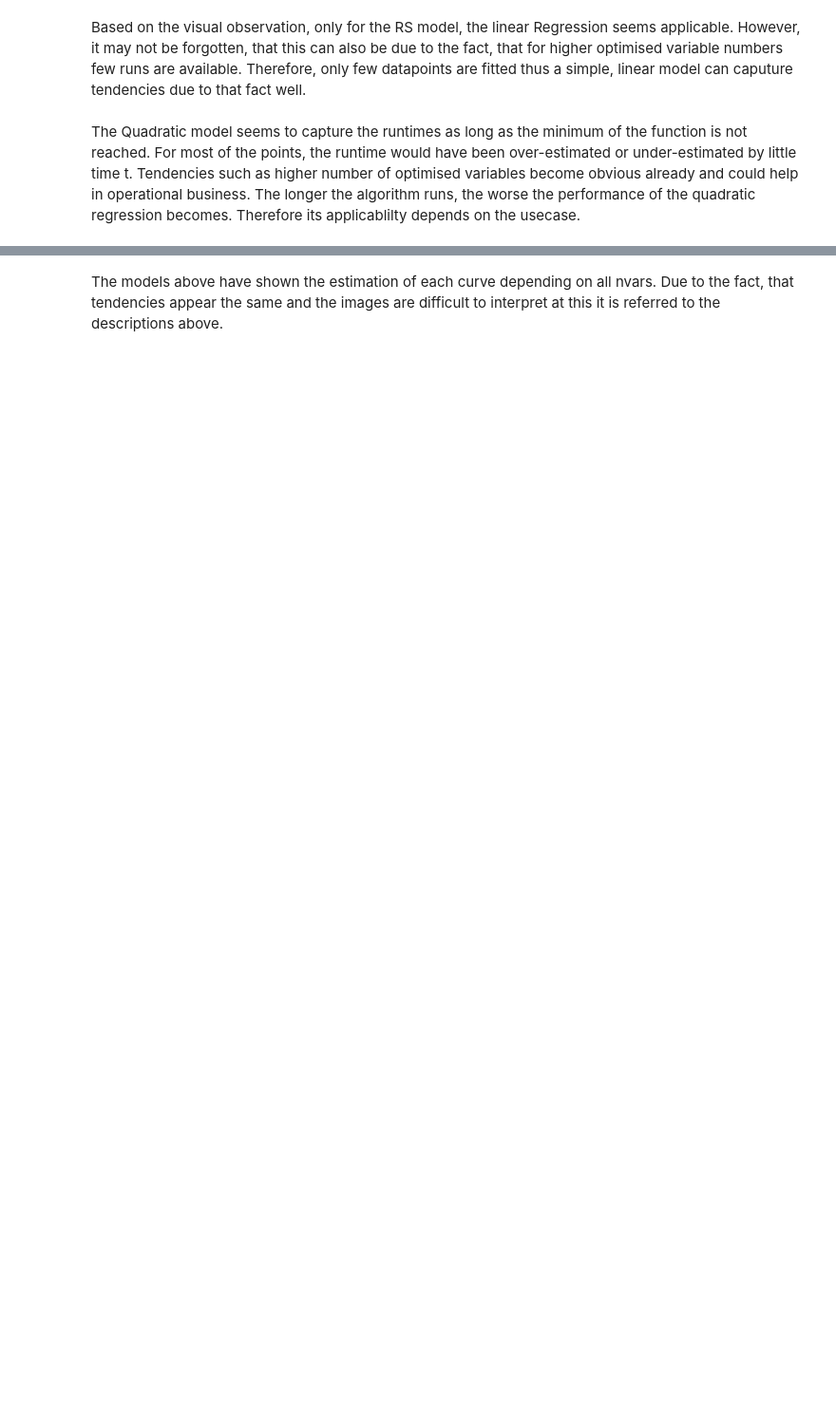
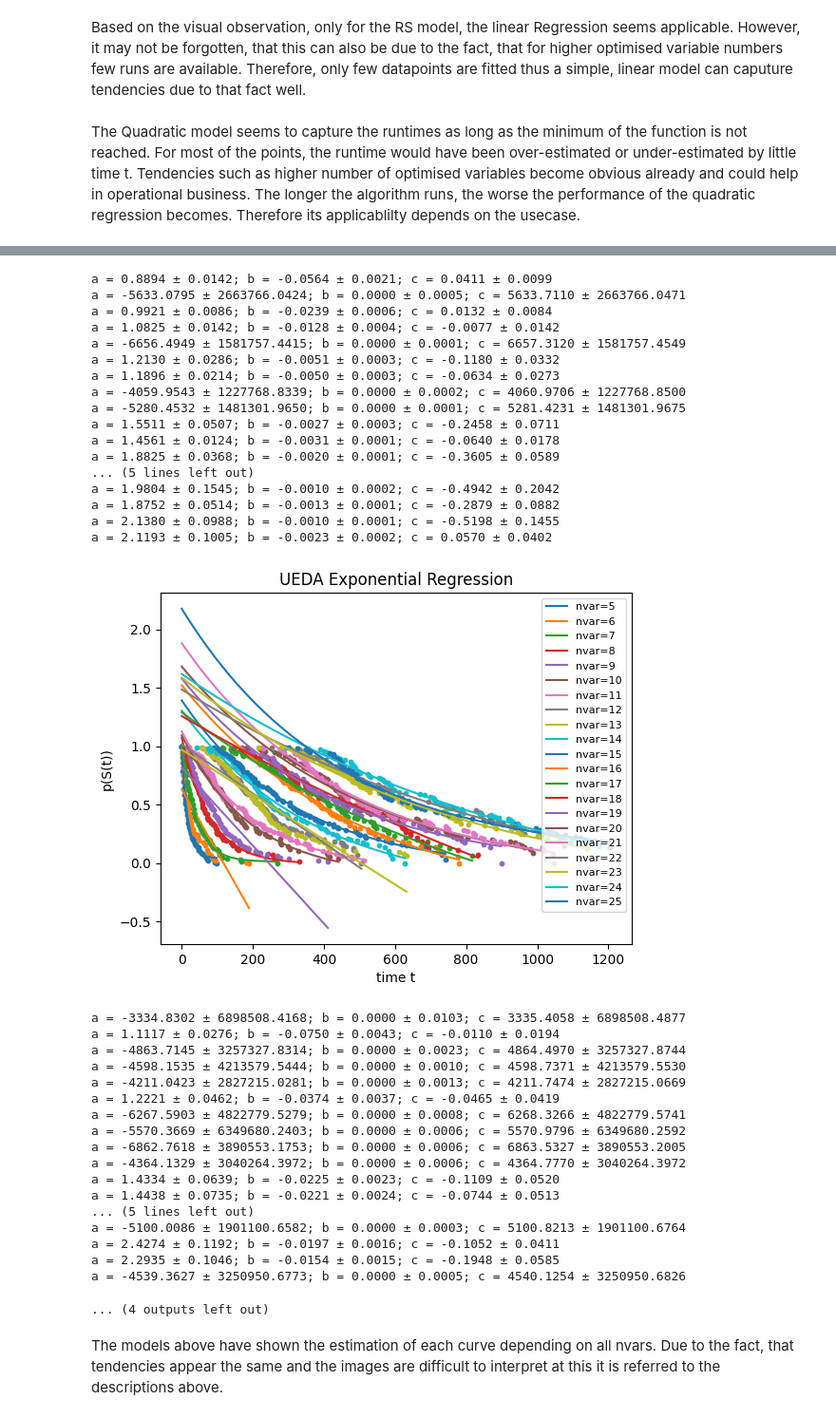
Before and after one commit to denizterzioglu/sabbo, a Jupyter notebook: ANotebook.ipynb, the cells around one changed output, grey strips where cells are left out. Shown at 95% size. Cells and saved outputs as stored; diff of their text form; code cells hidden in the pictures; blank space fills up the shorter version.

```diff
--- a/ANotebook.ipynb
+++ b/ANotebook.ipynb
@@ -677,6 +752,10 @@ errorsLinearRS = doSimpleLinearRegression(dataDictArrayoRS, "RS", True)
 errorsQuadraticUEDA = doQuadraticRegression(dataDictArrayoUEDA, "UEDA", True)
 errorsQuardraticGR = doQuadraticRegression(dataDictArrayoGR, "GR", True)
 errorsQuadraticRS = doQuadraticRegression(dataDictArrayoRS, "RS", True)
+
+errorsExponentialUEDA = doExponentialRegression(dataDictArrayoUEDA, "UEDA", img=True)
+errorsExponentialGR = doExponentialRegression(dataDictArrayoGR, "GR", img=True)
+errorsExponentialRS = doExponentialRegression(dataDictArrayoRS, "RS", img=True)
 # %% [output]
 [figure]
 [figure]
@@ -736,5 +815,41 @@ errorsQuadraticRS = doQuadraticRegression(dataDictArrayoRS, "RS", True)
 32943.0
 [figure]
+a = 0.8894 ± 0.0142; b = -0.0564 ± 0.0021; c = 0.0411 ± 0.0099
+a = -5633.0795 ± 2663766.0424; b = 0.0000 ± 0.0005; c = 5633.7110 ± 2663766.0471
+a = 0.9921 ± 0.0086; b = -0.0239 ± 0.0006; c = 0.0132 ± 0.0084
+a = 1.0825 ± 0.0142; b = -0.0128 ± 0.0004; c = -0.0077 ± 0.0142
+a = -6656.4949 ± 1581757.4415; b = 0.0000 ± 0.0001; c = 6657.3120 ± 1581757.4549
+a = 1.2130 ± 0.0286; b = -0.0051 ± 0.0003; c = -0.1180 ± 0.0332
+a = 1.1896 ± 0.0214; b = -0.0050 ± 0.0003; c = -0.0634 ± 0.0273
+a = -4059.9543 ± 1227768.8339; b = 0.0000 ± 0.0002; c = 4060.9706 ± 1227768.8500
+a = -5280.4532 ± 1481301.9650; b = 0.0000 ± 0.0001; c = 5281.4231 ± 1481301.9675
+a = 1.5511 ± 0.0507; b = -0.0027 ± 0.0003; c = -0.2458 ± 0.0711
+a = 1.4561 ± 0.0124; b = -0.0031 ± 0.0001; c = -0.0640 ± 0.0178
+a = 1.8825 ± 0.0368; b = -0.0020 ± 0.0001; c = -0.3605 ± 0.0589
+... (5 lines left out)
+a = 1.9804 ± 0.1545; b = -0.0010 ± 0.0002; c = -0.4942 ± 0.2042
+a = 1.8752 ± 0.0514; b = -0.0013 ± 0.0001; c = -0.2879 ± 0.0882
+a = 2.1380 ± 0.0988; b = -0.0010 ± 0.0001; c = -0.5198 ± 0.1455
+a = 2.1193 ± 0.1005; b = -0.0023 ± 0.0002; c = 0.0570 ± 0.0402
+[figure, added]
+a = -3334.8302 ± 6898508.4168; b = 0.0000 ± 0.0103; c = 3335.4058 ± 6898508.4877
+a = 1.1117 ± 0.0276; b = -0.0750 ± 0.0043; c = -0.0110 ± 0.0194
+a = -4863.7145 ± 3257327.8314; b = 0.0000 ± 0.0023; c = 4864.4970 ± 3257327.8744
+a = -4598.1535 ± 4213579.5444; b = 0.0000 ± 0.0010; c = 4598.7371 ± 4213579.5530
+a = -4211.0423 ± 2827215.0281; b = 0.0000 ± 0.0013; c = 4211.7474 ± 2827215.0669
+a = 1.2221 ± 0.0462; b = -0.0374 ± 0.0037; c = -0.0465 ± 0.0419
+a = -6267.5903 ± 4822779.5279; b = 0.0000 ± 0.0008; c = 6268.3266 ± 4822779.5741
+a = -5570.3669 ± 6349680.2403; b = 0.0000 ± 0.0006; c = 5570.9796 ± 6349680.2592
+a = -6862.7618 ± 3890553.1753; b = 0.0000 ± 0.0006; c = 6863.5327 ± 3890553.2005
+a = -4364.1329 ± 3040264.3972; b = 0.0000 ± 0.0006; c = 4364.7770 ± 3040264.3972
+a = 1.4334 ± 0.0639; b = -0.0225 ± 0.0023; c = -0.1109 ± 0.0520
+a = 1.4438 ± 0.0735; b = -0.0221 ± 0.0024; c = -0.0744 ± 0.0513
+... (5 lines left out)
+a = -5100.0086 ± 1901100.6582; b = 0.0000 ± 0.0003; c = 5100.8213 ± 1901100.6764
+a = 2.4274 ± 0.1192; b = -0.0197 ± 0.0016; c = -0.1052 ± 0.0411
+a = 2.2935 ± 0.1046; b = -0.0154 ± 0.0015; c = -0.1948 ± 0.0585
+a = -4539.3627 ± 3250950.6773; b = 0.0000 ± 0.0005; c = 4540.1254 ± 3250950.6826
+... (4 outputs left out)
 # %% [markdown]
 The models above have shown the estimation of each curve depending on all nvars. Due to the fact, that tendencies appear the same and the images are difficult to interpret at this it is referred to the descriptions above.
 # %%
```
Also changed, not shown: parts of 38 cells of this notebook.
